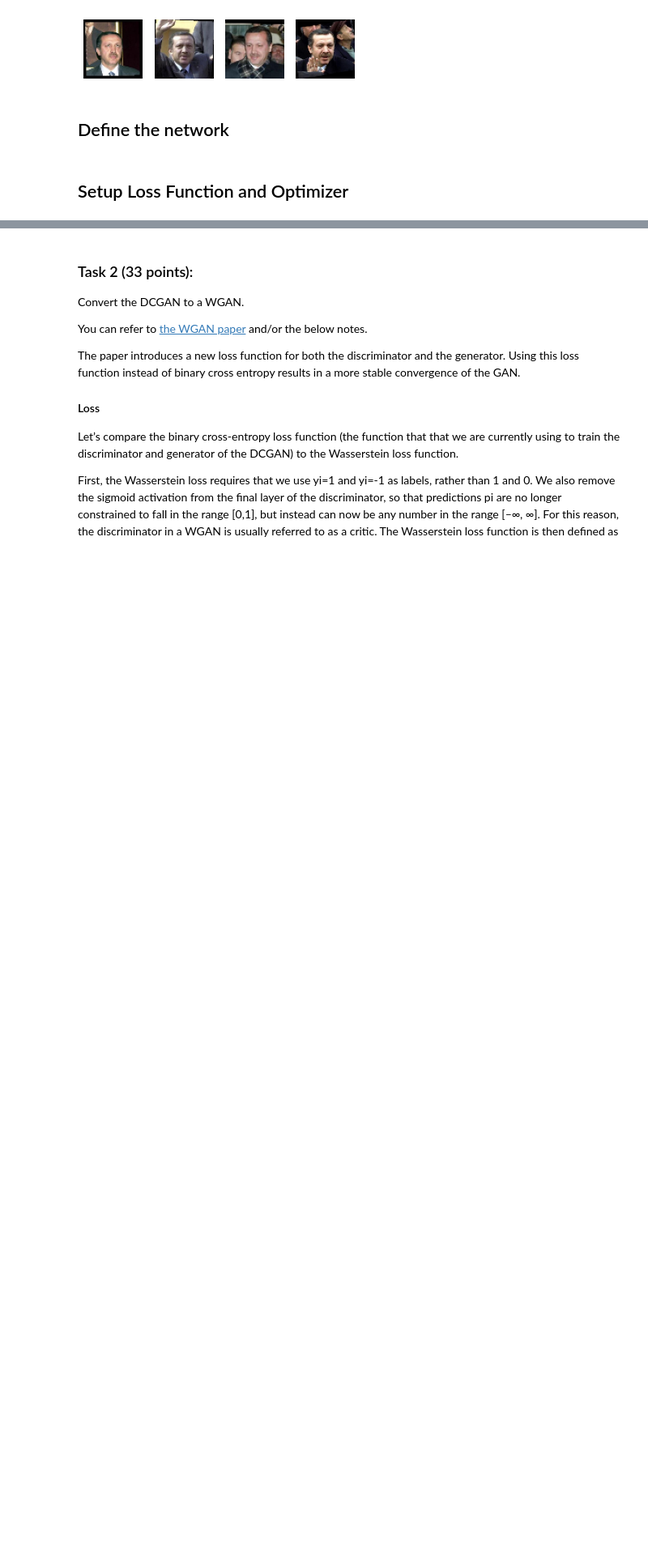
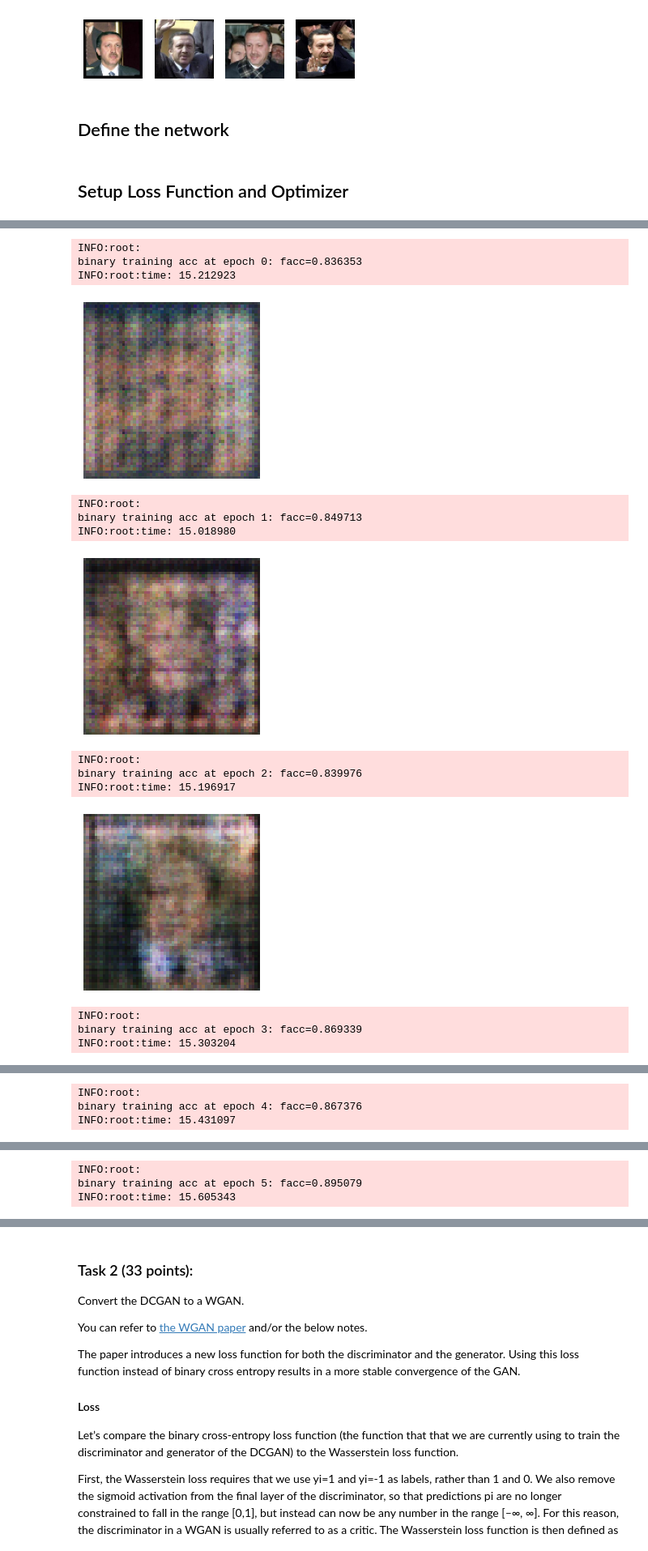
Before and after one commit to thijsgelton/P10-G7_GANs, a Jupyter notebook: P10_G7_GANs.ipynb, the cells around one changed output, grey strips where cells are left out. Shown at 81% size. Cells and saved outputs as stored; diff of their text form; code cells hidden in the pictures; blank space fills up the shorter version.

```diff
--- a/P10_G7_GANs.ipynb
+++ b/P10_G7_GANs.ipynb
@@ -123,6 +143,16 @@ def transform(data, target_wd, target_ht):
         data = nd.tile(data, (3, 1, 1))
     return data.reshape((1,) + data.shape)
 
+
+
+transform_fn = mx.gluon.data.vision.transforms.Compose([
+    mx.gluon.data.vision.transforms.ToTensor(),
+    mx.gluon.data.vision.transforms.Resize(size=(target_wd, target_ht)),
+    CustomNormalise(),
+    Ensure3D()
+])
+
+
 for path, _, fnames in os.walk(data_path):
     for fname in fnames:
         if not fname.endswith('.jpg'):
@@ -132,7 +162,7 @@ for path, _, fnames in os.walk(data_path):
         img_arr = transform(img_arr, target_wd, target_ht)
         img_list.append(img_arr)
 
-train_data = mx.io.NDArrayIter(data=nd.concatenate(img_list), batch_size=batch_size)
+train_data = mx.gluon.data.DataLoader(nd.concatenate(img_list), batch_size=batch_size, shuffle=True)
 # %%
 def visualize(img_arr):
     plt.imshow(((img_arr.asnumpy().transpose(1, 2, 0) + 1.0) * 127.5).astype(np.uint8))
@@ -146,29 +176,4 @@ plt.show()
 [figure]
 # %% [markdown]
 ## Define the network
-# %%
-# build the generator
-nc = 3
-ngf = 64
-netG = nn.Sequential()
-with netG.name_scope():
-    # input is Z, going into a convolution
-    netG.add(nn.Conv2DTranspose(ngf * 8, 4, 1, 0, use_bias=False))
-    netG.add(nn.BatchNorm())
-    netG.add(nn.Activation('relu'))
-    # state size. (ngf*8) x 4 x 4
-    netG.add(nn.Conv2DTranspose(ngf * 4, 4, 2, 1, use_bias=False))
-    netG.add(nn.BatchNorm())
-    netG.add(nn.Activation('relu'))
-    # state size. (ngf*8) x 8 x 8
-    netG.add(nn.Conv2DTranspose(ngf * 2, 4, 2, 1, use_bias=False))
-    netG.add(nn.BatchNorm())
-    netG.add(nn.Activation('relu'))
-    # state size. (ngf*8) x 16 x 16
-    netG.add(nn.Conv2DTranspose(ngf, 4, 2, 1, use_bias=False))
-    netG.add(nn.BatchNorm())
-    netG.add(nn.Activation('relu'))
-    # state size. (ngf*8) x 32 x 32
-    netG.add(nn.Conv2DTranspose(nc, 4, 2, 1, use_bias=False))
-    netG.add(nn.Activation('tanh'))
 # %%
@@ -200,7 +234,9 @@ with netD.name_scope():
 loss = gluon.loss.SigmoidBinaryCrossEntropyLoss()
 
 # initialize the generator and the discriminator
+netG = Generator()
 netG.initialize(mx.init.Normal(0.02), ctx=ctx)
+netD = Discriminator()
 netD.initialize(mx.init.Normal(0.02), ctx=ctx)
 
 # trainer for the generator and the discriminator
@@ -309,0 +312,18 @@ INFO:root:time: 43.775644
+# %%
+train_dcgan(dataset=train_data, net_g=netG, net_d=netD, trainer_g=trainerG, trainer_d=trainerD, metric=metric, n_epochs=20, batch_size=batch_size, latent_z_size=latent_z_size)
+# %% [output]
+INFO:root:
+binary training acc at epoch 0: facc=0.836353
+INFO:root:time: 15.212923
+[figure, added]
+INFO:root:
+binary training acc at epoch 1: facc=0.849713
+INFO:root:time: 15.018980
+[figure, added]
+INFO:root:
+binary training acc at epoch 2: facc=0.839976
+INFO:root:time: 15.196917
+[figure, added]
+INFO:root:
+binary training acc at epoch 3: facc=0.869339
+INFO:root:time: 15.303204
@@ -309,0 +331,3 @@ INFO:root:time: 43.775644
+INFO:root:
+binary training acc at epoch 4: facc=0.867376
+INFO:root:time: 15.431097
@@ -309,0 +335,3 @@ INFO:root:time: 43.775644
+INFO:root:
+binary training acc at epoch 5: facc=0.895079
+INFO:root:time: 15.605343
```
Also changed, not shown: parts of 21 cells of this notebook.
